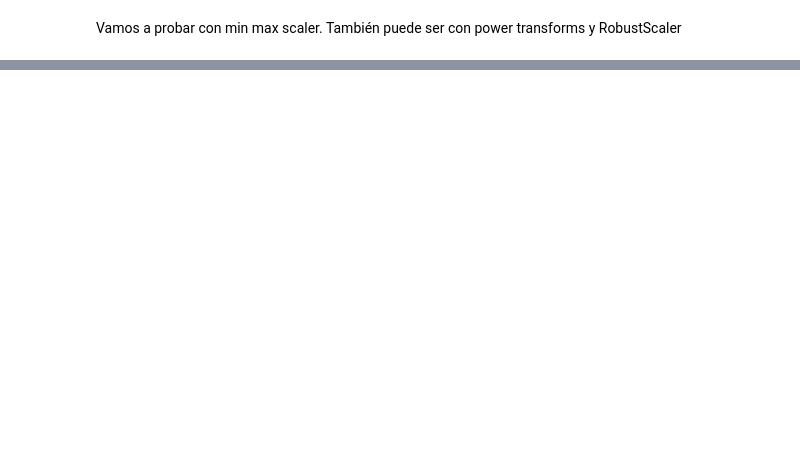
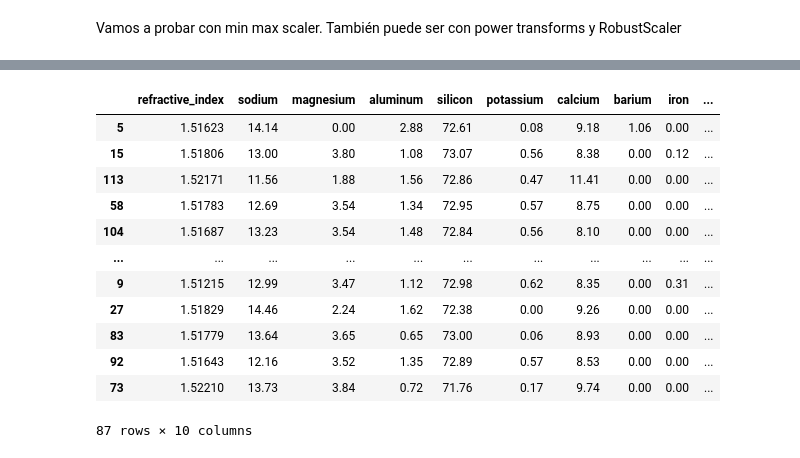
Before and after one commit to rdose/ia3-hunger_games, a Jupyter notebook: Hunger_games_Dimas.ipynb, the cells around one changed output, grey strips where cells are left out. Cells and saved outputs as stored; diff of their text form; code cells hidden in the pictures; blank space fills up the shorter version.

```diff
--- a/Hunger_games_Dimas.ipynb
+++ b/Hunger_games_Dimas.ipynb
@@ -128,19 +128,2 @@ Other scores: ------------------------------------------------------------------
  Balanced accuracy: 0.589
 -------------------------------------------------------------------------------------
-# %%
-def to_1_vs_all(Y):
-  Y_class3 = Y.copy()
-  Y_class3[Y_class3 == 3] = 0
-  Y_class3[(Y_class3 != 3) & (Y_class3 != 0)] = 1
-  return Y_class3
-
-Y_train_class3 = to_1_vs_all(Y_train)
-Y_test_class3 = to_1_vs_all(Y_test)
-
-# #CHECK
-# print(Y_train.value_counts())
-# print(33+26+11+7+3)
-# print(Y_train_class3.value_counts())
-# print(10+8+5+3+1)
-# print(Y_test.value_counts())
-# print(Y_test_class3.value_counts())
@@ -178,0 +238,20 @@ Vamos a probar con min max scaler. También puede ser con power transforms y Rob
+# %%
+def to_1_vs_all(Y, class_num):
+  Y_class = Y.copy()
+  Y_class[Y_class == class_num] = 0
+  Y_class[(Y_class != class_num) & (Y_class != 0)] = 1
+  return Y_class
+
+Y_train_class3 = to_1_vs_all(Y_train, 3)
+Y_test_class3 = to_1_vs_all(Y_test, 3)
+
+# #CHECK
+# print(Y_train.value_counts())
+# print(33+26+11+7+3)
+# print(Y_train_class3.value_counts())
+# print(10+8+5+3+1)
+# print(Y_test.value_counts())
+# print(Y_test_class3.value_counts())
+# %%
+model1 = DecisionTreeClassifier(criterion="entropy", max_depth=15, min_samples_leaf=3).fit(X_train, Y_train_class3)
+print_scores(model1, X_train, X_test, Y_train_class3, Y_test_class3, 'DECISION TREE RAFA PARAMS CLASS 3')
@@ -178,0 +268,18 @@ Vamos a probar con min max scaler. También puede ser con power transforms y Rob
+# %%
+X_class3 = X_train.copy()
+X_class3['y_pred'] = model1.predict(X_class3)
+X_class3
+# %% [output]
+|  | refractive_index | sodium | magnesium | aluminum | silicon | potassium | calcium | barium | iron | ... |
+| 5 | 1.51623 | 14.14 | 0.00 | 2.88 | 72.61 | 0.08 | 9.18 | 1.06 | 0.00 | ... |
+| 15 | 1.51806 | 13.00 | 3.80 | 1.08 | 73.07 | 0.56 | 8.38 | 0.00 | 0.12 | ... |
+| 113 | 1.52171 | 11.56 | 1.88 | 1.56 | 72.86 | 0.47 | 11.41 | 0.00 | 0.00 | ... |
+| 58 | 1.51783 | 12.69 | 3.54 | 1.34 | 72.95 | 0.57 | 8.75 | 0.00 | 0.00 | ... |
+| 104 | 1.51687 | 13.23 | 3.54 | 1.48 | 72.84 | 0.56 | 8.10 | 0.00 | 0.00 | ... |
+| ... | ... | ... | ... | ... | ... | ... | ... | ... | ... | ... |
+| 9 | 1.51215 | 12.99 | 3.47 | 1.12 | 72.98 | 0.62 | 8.35 | 0.00 | 0.31 | ... |
+| 27 | 1.51829 | 14.46 | 2.24 | 1.62 | 72.38 | 0.00 | 9.26 | 0.00 | 0.00 | ... |
+| 83 | 1.51779 | 13.64 | 3.65 | 0.65 | 73.00 | 0.06 | 8.93 | 0.00 | 0.00 | ... |
+| 92 | 1.51643 | 12.16 | 3.52 | 1.35 | 72.89 | 0.57 | 8.53 | 0.00 | 0.00 | ... |
+| 73 | 1.52210 | 13.73 | 3.84 | 0.72 | 71.76 | 0.17 | 9.74 | 0.00 | 0.00 | ... |
+87 rows × 10 columns
```
Also changed, not shown: parts of 15 cells of this notebook.
